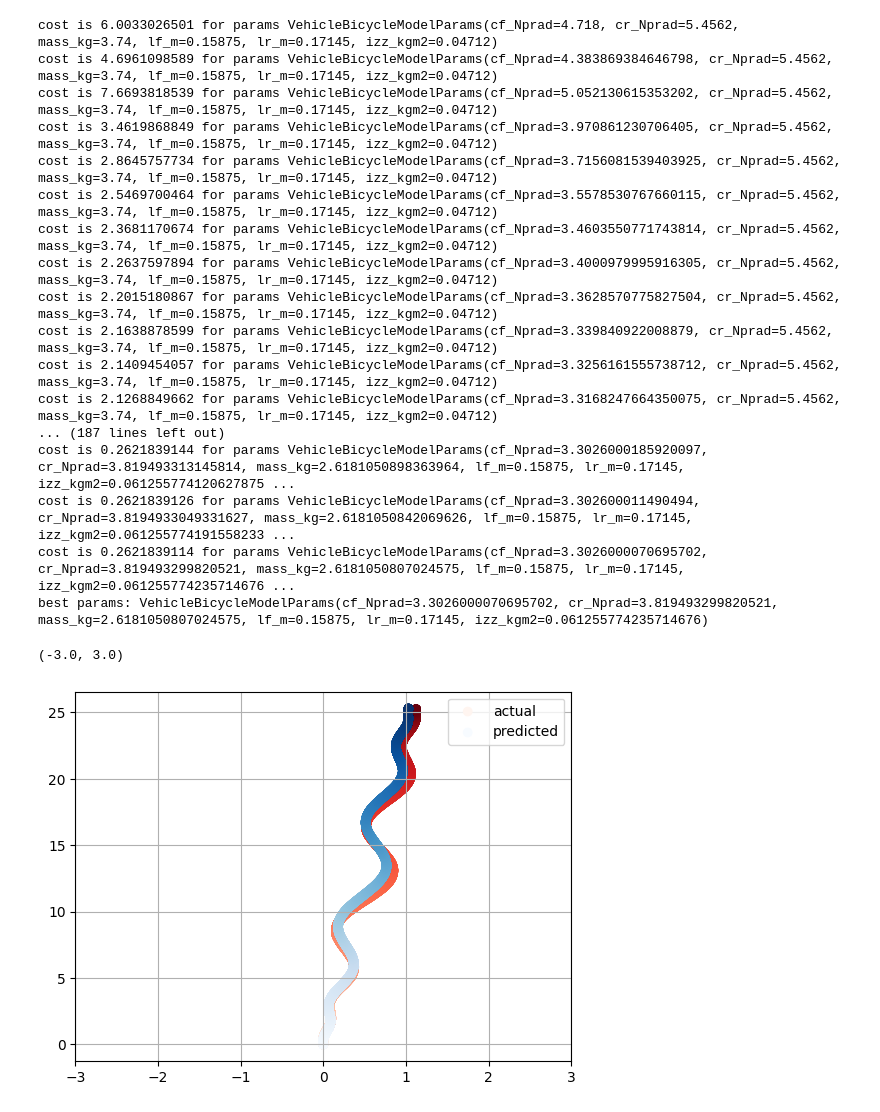
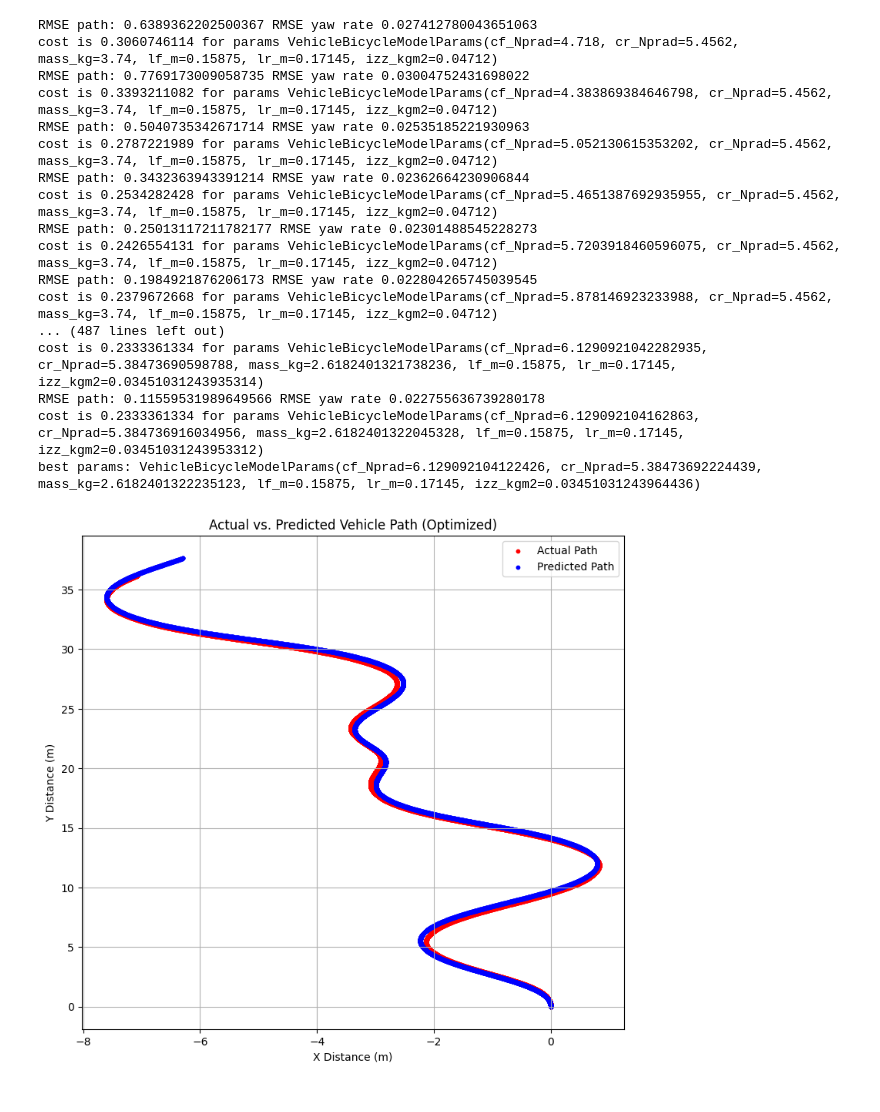
Before and after one commit to SamKhzym/cloud-auto-park, a Jupyter notebook: sim_ws/src/digital_twin/param_estimator/analysis/process_driving_data.ipynb, the cells around one changed output. Cells and saved outputs as stored; diff of their text form; code cells hidden in the pictures.

```diff
--- a/sim_ws/src/digital_twin/param_estimator/analysis/process_driving_data.ipynb
+++ b/sim_ws/src/digital_twin/param_estimator/analysis/process_driving_data.ipynb
@@ -213,6 +213,7 @@ class BicycleModelOptimizer:
     def cost_function(self, actual_x, actual_y, actual_yr, predicted_x, predicted_y, predicted_yr):
         rmse_path = np.mean(np.sqrt(np.square(actual_x - predicted_x) + np.square(actual_y - predicted_y)))
         rmse_yawrate = np.sqrt(np.mean(np.square(actual_yr - predicted_yr)))
+        print('RMSE path:', rmse_path, 'RMSE yaw rate', rmse_yawrate)
         return 0.05 * rmse_path + 10 * rmse_yawrate
 
     def simulate_and_get_cost(self, param_scalars):
@@ -230,7 +231,7 @@ class BicycleModelOptimizer:
 
         return cost
 
-    def optimize_vbm_params(self, times_s, rwas_rad, speeds_mps, xs_actual, ys_actual, yaws_actual, yrs_actual):
+    def optimize_vbm_params(self, times_s, rwas_rad, speeds_mps, xs_actual, ys_actual, yrs_actual):
         param_scalars = [1, 1, 1, 1]
         param_scalar_bounds = [[0.7, 1.3], [0.7, 1.3], [0.7, 1.3], [0.7, 1.3]]
 
@@ -287,7 +292,14 @@ plt.legend()
 # %%
-# profiles almost match up but not exactly
-plt.plot(df2['yawrate_radps'], label='actual')
-plt.plot(df2.index, yrs, label='predicted')
+times = df2.index.values.astype(np.int64) / 1e9
+times -= times[0]
+print(times)
+
+plt.title('Unoptimized Predicted vs. Actual Yaw Rate')
+plt.ylabel('Yaw Rate (rad/s)')
+plt.xlabel('Time (s)')
+plt.plot(times, df2['yawrate_radps'], label='Actual Yaw Rate')
+plt.plot(times, yrs, label='Predicted Yaw Rate')
 plt.gcf().set_size_inches(15, 5)
 plt.legend()
+plt.grid()
 # %% [output]
@@ -296,31 +309,36 @@ plt.legend()
 # %%
 vmb.optimize_vbm_params(times, rwas, speeds, df2['x_m'].values, df2['y_m'].values, df2['yawrate_radps'].values)
 # %% [output]
-cost is 6.0033026501 for params VehicleBicycleModelParams(cf_Nprad=4.718, cr_Nprad=5.4562, mass_kg=3.74, lf_m=0.15875, lr_m=0.17145, izz_kgm2=0.04712)
-cost is 4.6961098589 for params VehicleBicycleModelParams(cf_Nprad=4.383869384646798, cr_Nprad=5.4562, mass_kg=3.74, lf_m=0.15875, lr_m=0.17145, izz_kgm2=0.04712)
-cost is 7.6693818539 for params VehicleBicycleModelParams(cf_Nprad=5.052130615353202, cr_Nprad=5.4562, mass_kg=3.74, lf_m=0.15875, lr_m=0.17145, izz_kgm2=0.04712)
-cost is 3.4619868849 for params VehicleBicycleModelParams(cf_Nprad=3.970861230706405, cr_Nprad=5.4562, mass_kg=3.74, lf_m=0.15875, lr_m=0.17145, izz_kgm2=0.04712)
-cost is 2.8645757734 for params VehicleBicycleModelParams(cf_Nprad=3.7156081539403925, cr_Nprad=5.4562, mass_kg=3.74, lf_m=0.15875, lr_m=0.17145, izz_kgm2=0.04712)
-cost is 2.5469700464 for params VehicleBicycleModelParams(cf_Nprad=3.5578530767660115, cr_Nprad=5.4562, mass_kg=3.74, lf_m=0.15875, lr_m=0.17145, izz_kgm2=0.04712)
-cost is 2.3681170674 for params VehicleBicycleModelParams(cf_Nprad=3.4603550771743814, cr_Nprad=5.4562, mass_kg=3.74, lf_m=0.15875, lr_m=0.17145, izz_kgm2=0.04712)
-cost is 2.2637597894 for params VehicleBicycleModelParams(cf_Nprad=3.4000979995916305, cr_Nprad=5.4562, mass_kg=3.74, lf_m=0.15875, lr_m=0.17145, izz_kgm2=0.04712)
-cost is 2.2015180867 for params VehicleBicycleModelParams(cf_Nprad=3.3628570775827504, cr_Nprad=5.4562, mass_kg=3.74, lf_m=0.15875, lr_m=0.17145, izz_kgm2=0.04712)
-cost is 2.1638878599 for params VehicleBicycleModelParams(cf_Nprad=3.339840922008879, cr_Nprad=5.4562, mass_kg=3.74, lf_m=0.15875, lr_m=0.17145, izz_kgm2=0.04712)
-cost is 2.1409454057 for params VehicleBicycleModelParams(cf_Nprad=3.3256161555738712, cr_Nprad=5.4562, mass_kg=3.74, lf_m=0.15875, lr_m=0.17145, izz_kgm2=0.04712)
-cost is 2.1268849662 for params VehicleBicycleModelParams(cf_Nprad=3.3168247664350075, cr_Nprad=5.4562, mass_kg=3.74, lf_m=0.15875, lr_m=0.17145, izz_kgm2=0.04712)
-... (187 lines left out)
-cost is 0.2621839144 for params VehicleBicycleModelParams(cf_Nprad=3.3026000185920097, cr_Nprad=3.819493313145814, mass_kg=2.6181050898363964, lf_m=0.15875, lr_m=0.17145, izz_kgm2=0.061255774120627875 ...
-cost is 0.2621839126 for params VehicleBicycleModelParams(cf_Nprad=3.302600011490494, cr_Nprad=3.8194933049331627, mass_kg=2.6181050842069626, lf_m=0.15875, lr_m=0.17145, izz_kgm2=0.061255774191558233 ...
-cost is 0.2621839114 for params VehicleBicycleModelParams(cf_Nprad=3.3026000070695702, cr_Nprad=3.819493299820521, mass_kg=2.6181050807024575, lf_m=0.15875, lr_m=0.17145, izz_kgm2=0.061255774235714676 ...
-best params: VehicleBicycleModelParams(cf_Nprad=3.3026000070695702, cr_Nprad=3.819493299820521, mass_kg=2.6181050807024575, lf_m=0.15875, lr_m=0.17145, izz_kgm2=0.061255774235714676)
+RMSE path: 0.6389362202500367 RMSE yaw rate 0.027412780043651063
+cost is 0.3060746114 for params VehicleBicycleModelParams(cf_Nprad=4.718, cr_Nprad=5.4562, mass_kg=3.74, lf_m=0.15875, lr_m=0.17145, izz_kgm2=0.04712)
+RMSE path: 0.7769173009058735 RMSE yaw rate 0.03004752431698022
+cost is 0.3393211082 for params VehicleBicycleModelParams(cf_Nprad=4.383869384646798, cr_Nprad=5.4562, mass_kg=3.74, lf_m=0.15875, lr_m=0.17145, izz_kgm2=0.04712)
+RMSE path: 0.5040735342671714 RMSE yaw rate 0.02535185221930963
+cost is 0.2787221989 for params VehicleBicycleModelParams(cf_Nprad=5.052130615353202, cr_Nprad=5.4562, mass_kg=3.74, lf_m=0.15875, lr_m=0.17145, izz_kgm2=0.04712)
+RMSE path: 0.3432363943391214 RMSE yaw rate 0.02362664230906844
+cost is 0.2534282428 for params VehicleBicycleModelParams(cf_Nprad=5.4651387692935955, cr_Nprad=5.4562, mass_kg=3.74, lf_m=0.15875, lr_m=0.17145, izz_kgm2=0.04712)
+RMSE path: 0.25013117211782177 RMSE yaw rate 0.02301488545228273
+cost is 0.2426554131 for params VehicleBicycleModelParams(cf_Nprad=5.7203918460596075, cr_Nprad=5.4562, mass_kg=3.74, lf_m=0.15875, lr_m=0.17145, izz_kgm2=0.04712)
+RMSE path: 0.1984921876206173 RMSE yaw rate 0.022804265745039545
+cost is 0.2379672668 for params VehicleBicycleModelParams(cf_Nprad=5.878146923233988, cr_Nprad=5.4562, mass_kg=3.74, lf_m=0.15875, lr_m=0.17145, izz_kgm2=0.04712)
+... (487 lines left out)
+cost is 0.2333361334 for params VehicleBicycleModelParams(cf_Nprad=6.1290921042282935, cr_Nprad=5.38473690598788, mass_kg=2.6182401321738236, lf_m=0.15875, lr_m=0.17145, izz_kgm2=0.03451031243935314)
+RMSE path: 0.11559531989649566 RMSE yaw rate 0.022755636739280178
+cost is 0.2333361334 for params VehicleBicycleModelParams(cf_Nprad=6.129092104162863, cr_Nprad=5.384736916034956, mass_kg=2.6182401322045328, lf_m=0.15875, lr_m=0.17145, izz_kgm2=0.03451031243953312)
+best params: VehicleBicycleModelParams(cf_Nprad=6.129092104122426, cr_Nprad=5.38473692224439, mass_kg=2.6182401322235123, lf_m=0.15875, lr_m=0.17145, izz_kgm2=0.03451031243964436)
 # %%
-xs, ys, yrs, ays = vmb.simulate_vbm(times, rwas, speeds)
-plt.scatter(-df2['y_m'].values, df2['x_m'].values, c=df2.index, cmap='Reds', label='actual')
-plt.scatter(-ys, xs, c=xs, cmap='Blues', label='predicted')
+xs, ys, yaws, yrs, ays = vmb.simulate_vbm(times, rwas, speeds)
+# plt.scatter(-df2['y_m'].values, df2['x_m'].values, c=df2.index, cmap='Reds', label='actual')
+# plt.scatter(-ys, xs, c=xs, cmap='Blues', label='predicted')
+plt.scatter(-df2['y_m'].values, df2['x_m'].values, c='red', label='Actual Path', s=10)
+plt.scatter(-ys, xs, c='blue', label='Predicted Path', s=10)
 plt.grid()
 plt.legend()
-plt.xlim(-3, 3)
+plt.title('Actual vs. Predicted Vehicle Path (Optimized)')
+plt.xlabel('X Distance (m)')
+plt.ylabel('Y Distance (m)')
+plt.tight_layout()
+plt.gcf().set_size_inches(8, 8)
 # %% [output]
-(-3.0, 3.0)
-[figure, old version]
+[figure, new version]
 # %%
```
Also changed, not shown: parts of 8 cells of this notebook, 14 other files.
